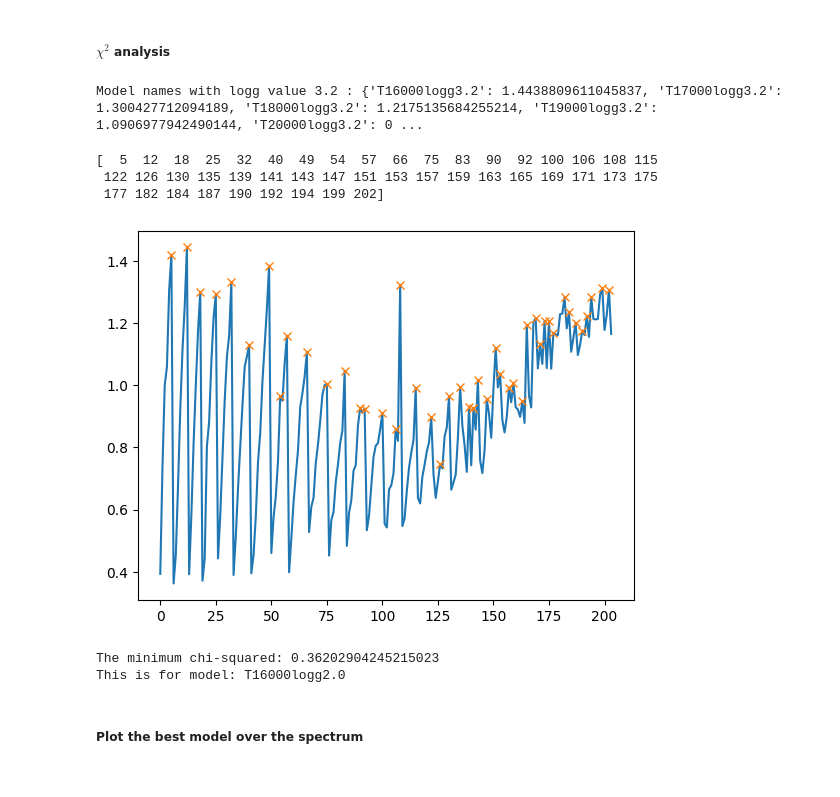
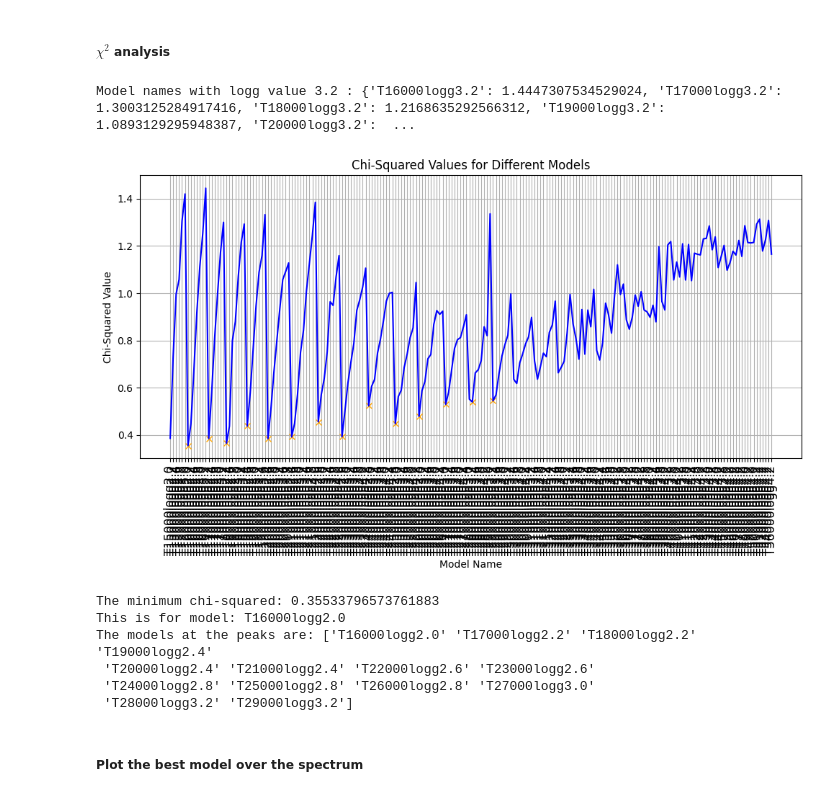
Before and after one commit to LvV210/MasterProject, a Jupyter notebook: ModelFitting/model_fit.ipynb, the cells around one changed output. Saved outputs shown, nothing was run; the diff lists cells and outputs as text; code cells hidden in the pictures.

```diff
--- a/ModelFitting/model_fit.ipynb
+++ b/ModelFitting/model_fit.ipynb
@@ -225,8 +226,11 @@ def determine_doppler_shift(spectra: list, lines: dict, guassian: callable, plot
         plt.show()
 
     return doppler_shift
+# %%
+def doppler_shift_spectrum(wavelengths:Iterable[float], vrad:float)->Iterable[float]:
+    return [(i * (vrad / 299792.458 + 1)) for i in wavelengths]
 # %%
-def chi_squared_for_all_models(spectra:list, models:dict, lines:dict, SNR: float, doppler_shift: float, vsini: float)->dict:
+def chi_squared_for_all_models(spectra:list, models:dict, lines:dict, SNR: float, vrad: float, vsini: float)->dict:
     """
     Determines the chi-squared for every model for the given spectral lines.
 
@@ -270,7 +274,7 @@ def chi_squared_for_all_models(spectra:list, models:dict, lines:dict, SNR: float
             flux_line /= cont_fit(wav_line)
 
             # Dopplershift the model
-            flux_model, wav_model = pyasl.dopplerShift(wav_model, flux_model, doppler_shift, edgeHandling="firstlast")
+            wav_model = doppler_shift_spectrum(wav_model, vrad)
 
             # Apply doppler broadening
             wav_model, flux_model = pyasl.equidistantInterpolation(wav_model, flux_model, "2x")
@@ -343,7 +348,7 @@ The velocity of the object is: -166.2297987071765 +- 11.748720966404955
 # %% [markdown]
 ##### Calculate $\chi^{2}$ for all lines and all models.
 # %%
-chi2 = chi_squared_for_all_models(spectra, models, _4U1538_52, SNR=9, doppler_shift=-80., vsini=180.)
+chi2 = chi_squared_for_all_models(spectra, models, _4U1538_52, SNR=9, vrad=-166.2297987071765, vsini=180.)
 # %% [output]
 Iteration T56000logg4.2DONE
 # %% [markdown]
@@ -359,40 +364,32 @@ filtered_models_dict = {model_name: model_description for model_name, model_desc
 # Print the filtered model names
 print("Model names with logg value", desired_logg, ":", filtered_models_dict)
 # %% [output]
-Model names with logg value 3.2 : {'T16000logg3.2': 1.4438809611045837, 'T17000logg3.2': 1.300427712094189, 'T18000logg3.2': 1.2175135684255214, 'T19000logg3.2': 1.0906977942490144, 'T20000logg3.2': 0 ...
+Model names with logg value 3.2 : {'T16000logg3.2': 1.4447307534529024, 'T17000logg3.2': 1.3003125284917416, 'T18000logg3.2': 1.2168635292566312, 'T19000logg3.2': 1.0893129295948387, 'T20000logg3.2':  ...
-# %%
-peaks, _ = find_peaks(list(chi2.values()))
-print(peaks)
-plt.plot(chi2.values())
-plt.plot(peaks, [list(chi2.values())[i] for i in peaks], "x")
-plt.show()
-
-print(f"The minimum chi-squared: {chi2[min(chi2, key=chi2.get)]}")
-print(f"This is for model: {min(chi2, key=chi2.get)}")
-
-# Example list of y-values
-y_values = [0, 0.5, 0.2, 0.7, 0.4, 0.3, 0.1, 0.8, 0.3, 0.2, 0.1, 0.9, 0.5, 0.4]
-
-# Find negative peaks below 0.6
-peaks, _ = find_peaks([-y for y in y_values], height=-0.6)
-
-# Plot the data and mark the negative peaks
-plt.plot(y_values)
-plt.plot(peaks, [y_values[i] for i in peaks], "x")
-plt.xlabel('Index')
-plt.ylabel('Y-values')
-plt.title('Negative Peaks below 0.6')
-plt.show()
-
-print("Indices of negative peaks below 0.6:", peaks)
-print("Y-values at negative peaks:", [y_values[i] for i in peaks])
-# %% [output]
-[  5  12  18  25  32  40  49  54  57  66  75  83  90  92 100 106 108 115
- 122 126 130 135 139 141 143 147 151 153 157 159 163 165 169 171 173 175
- 177 182 184 187 190 192 194 199 202]
-[figure, removed]
-The minimum chi-squared: 0.36202904245215023
-This is for model: T16000logg2.0
+# %%
+peaks, _ = find_peaks(-np.array(list(chi2.values())), height=-0.6)
+
+plt.figure(figsize=(10, 6))  # Adjust figure size as needed
+plt.plot(peaks, [list(chi2.values())[i] for i in peaks], "x", color='orange')
+plt.plot(list(chi2.keys()), list(chi2.values()), color='blue')
+plt.xlabel('Model Name')
+plt.ylabel('Chi-Squared Value')
+plt.title('Chi-Squared Values for Different Models')
+plt.xticks(rotation=90, ha='center', size=12)  # Rotate x-axis labels for better readability
+plt.grid(True)
+plt.tight_layout()  # Adjust layout to prevent label cutoff
+plt.show()
+
+print(f"The minimum chi-squared: {chi2[min(chi2, key=chi2.get)]}")
+print(f"This is for model: {min(chi2, key=chi2.get)}")
+print(f"The models at the peaks are: {np.array(list(chi2.keys()))[peaks]}")
+# %% [output]
+[figure, added]
+The minimum chi-squared: 0.35533796573761883
+This is for model: T16000logg2.0
+The models at the peaks are: ['T16000logg2.0' 'T17000logg2.2' 'T18000logg2.2' 'T19000logg2.4'
+ 'T20000logg2.4' 'T21000logg2.4' 'T22000logg2.6' 'T23000logg2.6'
+ 'T24000logg2.8' 'T25000logg2.8' 'T26000logg2.8' 'T27000logg3.0'
+ 'T28000logg3.2' 'T29000logg3.2']
 # %% [markdown]
 ##### Plot the best model over the spectrum
 # %%
```
Also changed, not shown: parts of 9 cells of this notebook, 7 other files.
